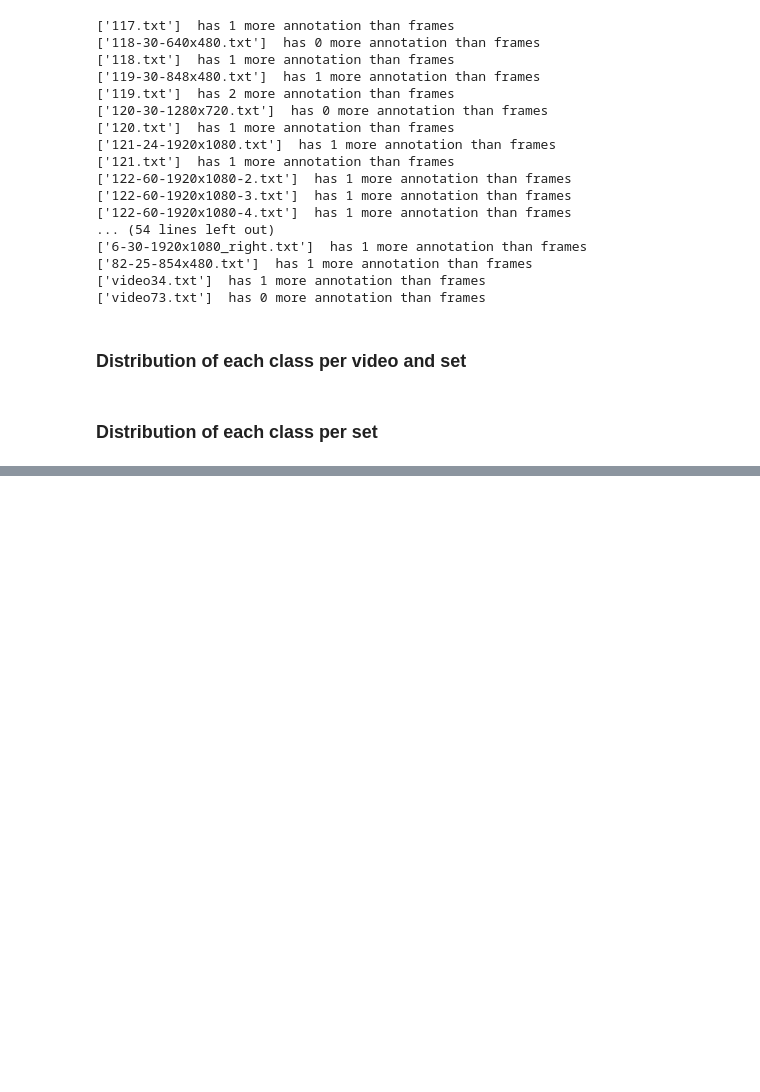
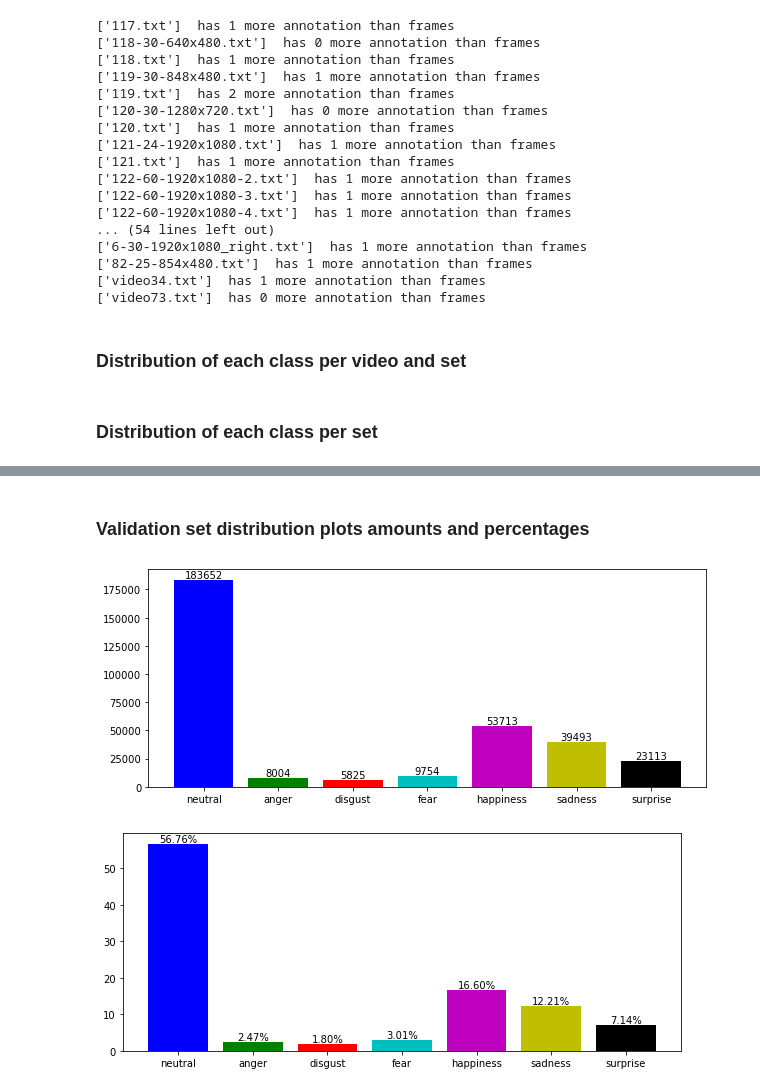
Before and after one commit to ion-elgreco/thesis-FER, a Jupyter notebook: EDA_Aff-Wild2.ipynb, the cells around one changed output, grey strips where cells are left out. Cells and saved outputs as stored; diff of their text form; code cells hidden in the pictures; blank space fills up the shorter version.

```diff
--- a/EDA_Aff-Wild2.ipynb
+++ b/EDA_Aff-Wild2.ipynb
@@ -362,0 +345,7 @@ AW2_val_highlevel_dist
+# %% [markdown]
+### Validation set distribution plots amounts and percentages ###
+# %%
+AW2_distplotter(AW2_val_highlevel_dist)
+# %% [output]
+[figure, added]
+[figure, added]
```
Also changed, not shown: parts of 7 cells of this notebook.
